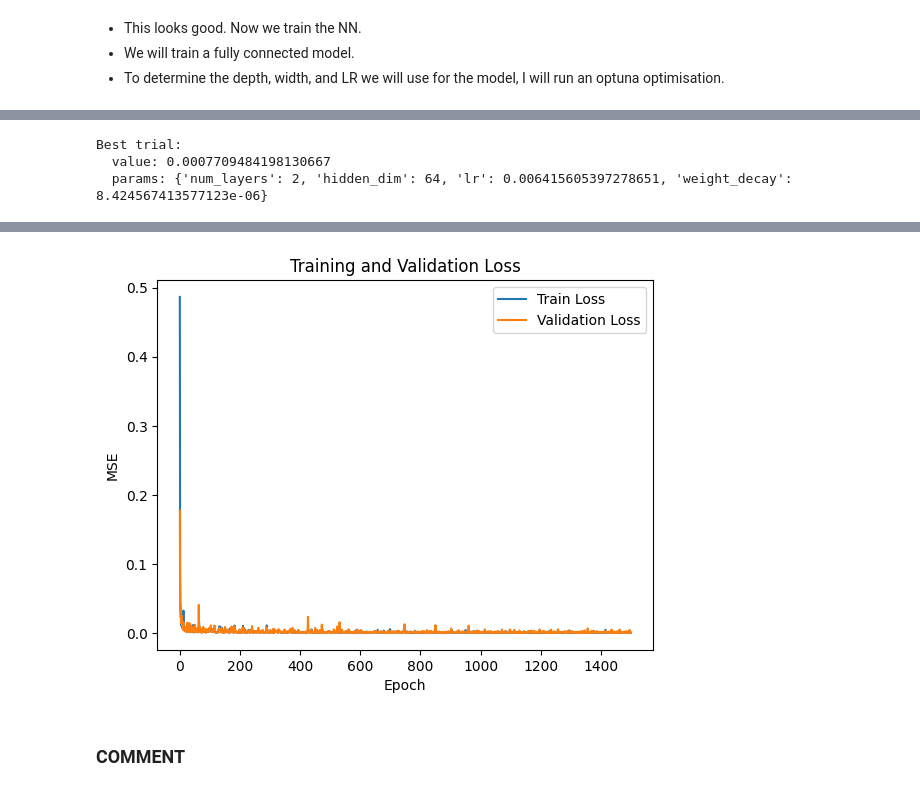
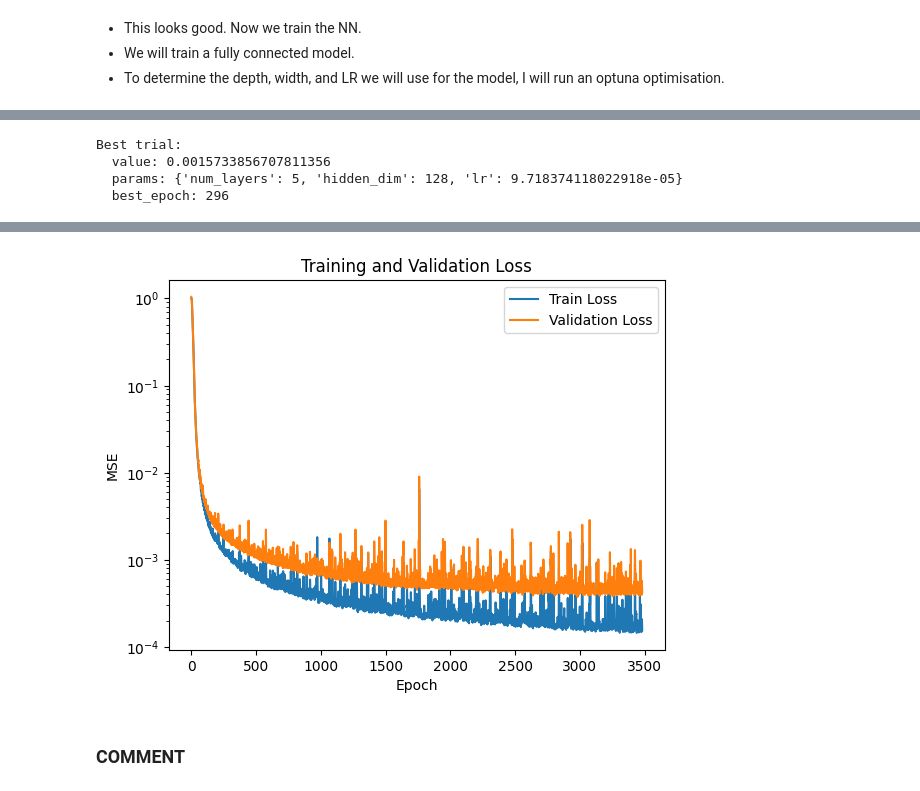
Before and after one commit to JoeyWee1/Machine-Learning-Enhanced-Inference-of-the-21-cm-Power-Spectrum-at-Cosmic-Dawn, a Jupyter notebook: ML_inference.ipynb, the cells around one changed output, grey strips where cells are left out. Cells and saved outputs as stored; diff of their text form; code cells hidden in the pictures.

```diff
--- a/ML_inference.ipynb
+++ b/ML_inference.ipynb
@@ -133,14 +138,22 @@ for threshold in thresholds:
 # %%
 n_comp = 6
 
+# Use PCA from sklearn for stability
+
+pca = PCA(n_components=n_comp)
+pca.fit(power_train)
+
+eig_vals = pca.explained_variance_
+W = pca.components_.T
+
 # Project the spectra onto the top n_comp components
-projected_coeffs_train = np.real(np.dot(power_train, evecs[:,:n_comp])) # bc evecs are columns we take all rows
-projected_coeffs_test = np.real(np.dot(power_test, evecs[:,:n_comp]))
-projected_coeffs_val = np.real(np.dot(power_val, evecs[:,:n_comp]))
+projected_coeffs_train = np.real(np.dot(power_train, W)) # bc W are columns we take all rows
+projected_coeffs_test = np.real(np.dot(power_test, W))
+projected_coeffs_val = np.real(np.dot(power_val, W))
 
 # Check reconstructed spectra
 def check_reconstructed_spectra(power = power_train,projected_coeffs = projected_coeffs_train,idx=0, plot = False):
-    reconstructed = np.dot(projected_coeffs[idx], evecs[:, :n_comp].T)
+    reconstructed = np.dot(projected_coeffs[idx], W.T)
 
     frac_residual = 100 * np.abs(power[idx] - reconstructed) / np.abs(power[idx])
 
@@ -148,7 +161,7 @@ def check_reconstructed_spectra(power = power_train,projected_coeffs = projected
         fig, ax = plt.subplots(1, 3, figsize=(10, 3))
 
         for i in range(n_comp):
-            ax[0].semilogx(k_train[i], projected_coeffs[idx, i] * evecs[:, i], label=f'E-vec {i+1}')
+            ax[0].semilogx(k_train[i], projected_coeffs[idx, i] * W[:, i], label=f'E-vec {i+1}')
         ax[0].set_xlabel(r'$k$  [Mpc$^{-1}$]')
         ax[0].set_ylabel('Contribution')
         ax[0].set_title('PCA components')
@@ -382,11 +560,12 @@ study.optimize(objective, n_trials=50)
 print("Best trial:")
 print("  value:", study.best_trial.value)
 print("  params:", study.best_trial.params)
-# print("  best_epoch:", study.best_trial.user_attrs["best_epoch"])
+print("  best_epoch:", study.best_trial.user_attrs["best_epoch"])
 # %% [output]
 Best trial:
-  value: 0.0007709484198130667
-  params: {'num_layers': 2, 'hidden_dim': 64, 'lr': 0.006415605397278651, 'weight_decay': 8.424567413577123e-06}
+  value: 0.0015733856707811356
+  params: {'num_layers': 5, 'hidden_dim': 128, 'lr': 9.718374118022918e-05}
+  best_epoch: 296
 # %%
 # Retrain best model on train + val and evaluate on test
 best_params = study.best_trial.params
@@ -396,12 +575,13 @@ best_model = Emulator(hidden_dim=best_params["hidden_dim"], num_layers=best_para
 best_optimizer = optim.Adam(
         best_model.parameters(),
         lr=best_params["lr"],
-        weight_decay=best_params["weight_decay"],
     )
+
+        # weight_decay=best_params["weight_decay"],
 
 
 best_valid_loss, best_train_loss, best_epoch, best_model = train_model(
-        best_model, x_train, y_train, x_val, y_val, best_optimizer, epochs=1500,
-        verbose=True, trial=None, plot=True
+        best_model, x_train, y_train, x_val, y_val, best_optimizer, epochs=10000,
+        verbose=True, trial=None, plot=True, patience=500
     )
 # %% [output]
@@ -424,4 +605,4 @@ Epoch 1500/1500, Train Loss: 0.0010, Valid Loss: 0.0016, LR: 6.42e-03
-[figure, old version]
+[figure, new version]
 # %% [markdown]
 ### COMMENT
 # %% [markdown]
```
Also changed, not shown: parts of 11 cells of this notebook, 4 other files.
